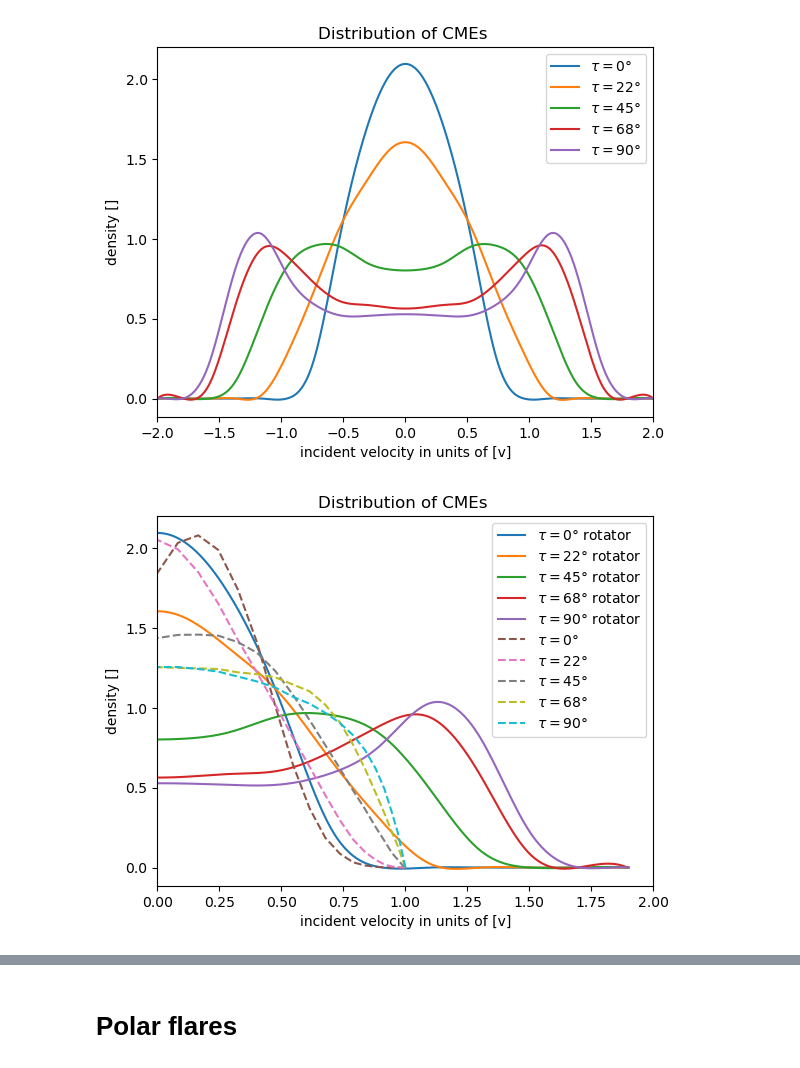
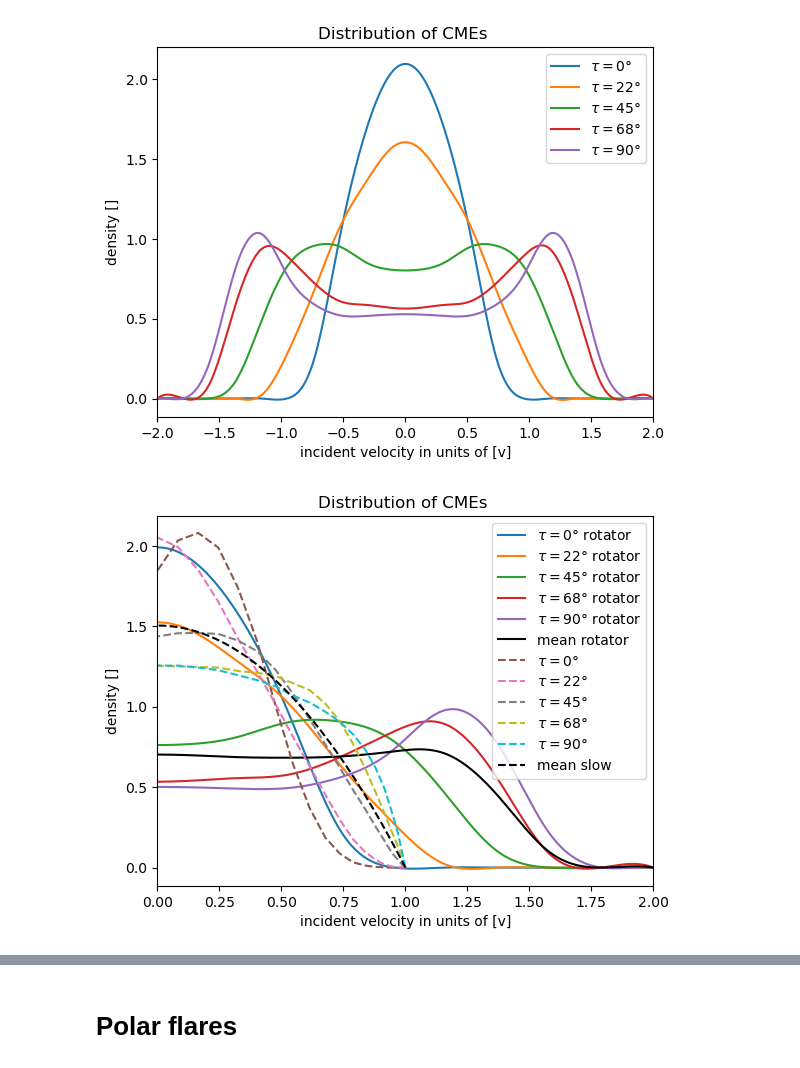
Before and after one commit to demichieldewilde/CME_distribution, a Jupyter notebook: Fast rotators/CME_distribution_rotation_ni.ipynb, the cells around one changed output, grey strips where cells are left out. Drawn from its saved outputs; the diff is of its cells as text; code cells hidden in the pictures.

Commit message:
means

```diff
--- a/Fast rotators/CME_distribution_rotation_ni.ipynb
+++ b/Fast rotators/CME_distribution_rotation_ni.ipynb
@@ -260,35 +260,40 @@ Taus =  np.linspace(0,np.pi/2, 5)
 
 
 x = np.linspace(-2,2, 500)
 
 from scipy.interpolate import make_interp_spline
 
 
 def plotting_compare(dens, dens_nonrot, taus):
+    mean_rot= np.zeros(500)
     for i,d in enumerate(dens):
         smooth_curve = make_interp_spline(dops, d/(np.average(d) * 2))(x)
         normalisatie = np.sum((smooth_curve[:-1] + smooth_curve[1:])/2 * (x[1:] - x[:-1])) / 2
-        plt.plot(x / normalisatie, smooth_curve, label=fr"$\tau=${round(taus[i]/np.pi*180)}° rotator")
+        plt.plot(x, smooth_curve / normalisatie, label=fr"$\tau=${round(taus[i]/np.pi*180)}° rotator")
+        mean_rot += smooth_curve / normalisatie * np.sin(taus[i])
+    plt.plot(x, mean_rot / np.sum(np.sin(taus)),  "-", color='black', label="mean rotator")
 
     for i,d in enumerate(dens_nonrot):
         # ind = np.argsort(np.cos(betas))
         # x2 = np.cos(betas)[ind]
         # d2 = (np.sin(betas) * d  / (np.average(d) * np.pi) )[ind]
         # smooth_curve = make_interp_spline(x2, d2)(x)
         # plt.plot(x, smooth_curve, label=fr"$\tau=${round(taus[i]/np.pi*180)}°")
         plt.plot(np.cos(betas), 2* np.sin(betas) * d / (np.average(d * np.sin(betas)**2) * np.pi), '--', label=fr"$\tau=${round(taus[i]/np.pi*180)}° ")
+    y = np.linspace(0,np.pi, 300)
+    plt.plot(np.cos(y), 2*np.sin(y)**2 / (np.average(np.sin(y) * np.sin(y)**2) * np.pi), "--", color='black', label="mean slow ")
     plt.legend()
     plt.title("Distribution of CMEs ")
     plt.xlabel(r"incident velocity in units of [v]")
     plt.ylabel(r"density []")
     plt.xlim(0,2)
     # plt.ylim(0,1)
     plt.show()
 
 
 plotting_compare(dens, dens_nonrot, Taus)
 # %% [output]
-[figure, old version]
+[figure, new version]
 # %% [markdown]
 numerical (not yet enough accruracy)
 ![image.png](attachment:image.png)
```
Also changed, not shown: parts of 1 cell of this notebook.
